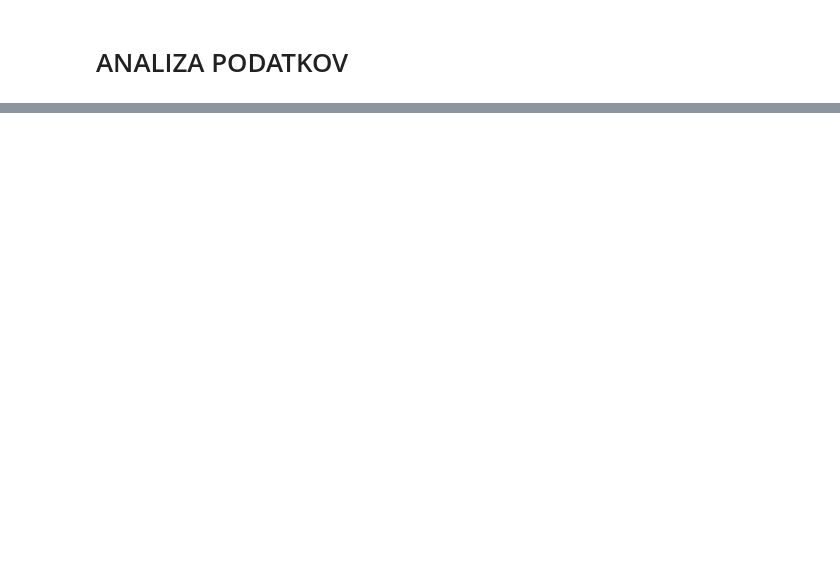
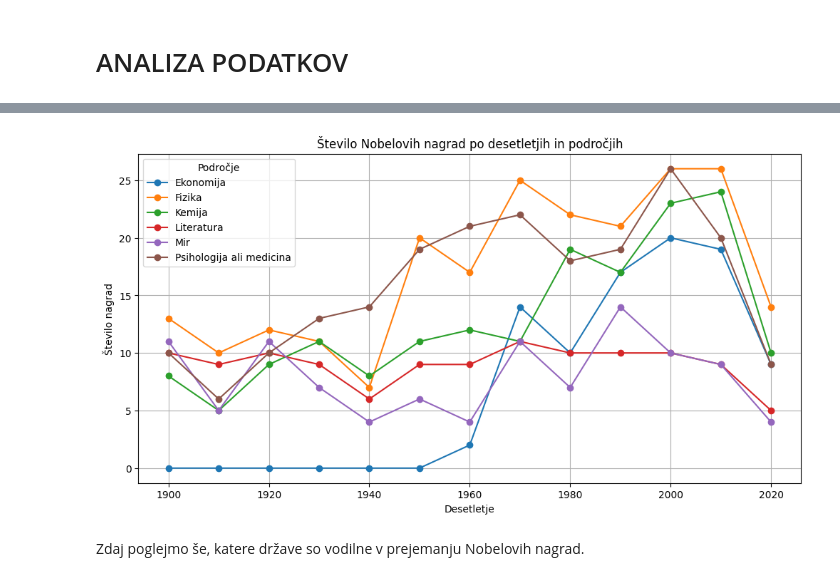
Before and after one commit to SpelaHribersek/Projektna-naloga, a Jupyter notebook: analiza_podatkov.ipynb, the cells around one changed output, grey strips where cells are left out. Saved outputs shown, nothing was run; the diff lists cells and outputs as text; code cells hidden in the pictures; blank space fills up the shorter version.

```diff
--- a/analiza_podatkov.ipynb
+++ b/analiza_podatkov.ipynb
@@ -34,0 +181,3 @@ nagrajenci.tail(10)
+# %%
+po_desetletjih_podrocja = nagrajenci.groupby(["desetletje", "podrocje"]).size().unstack(fill_value=0)
+po_desetletjih_podrocja
@@ -34,0 +200,15 @@ nagrajenci.tail(10)
+# %%
+plt.figure(figsize=(12,6))
+for podrocje in po_desetletjih_podrocja.columns:
+    plt.plot(po_desetletjih_podrocja.index, po_desetletjih_podrocja[podrocje], marker='o', label=podrocje)
+
+plt.xlabel("Desetletje")
+plt.ylabel("Število nagrad")
+plt.title("Število Nobelovih nagrad po desetletjih in področjih")
+plt.legend(title="Področje")
+plt.grid(True)
+plt.show()
+# %% [output]
+[figure, added]
+# %% [markdown]
+Zdaj poglejmo še, katere države so vodilne v prejemanju Nobelovih nagrad.
```
Also changed, not shown: parts of 25 cells of this notebook, 1 other file.
